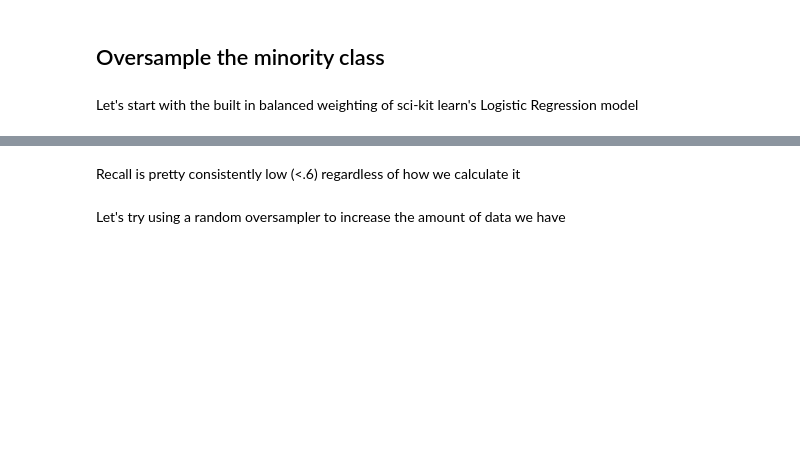
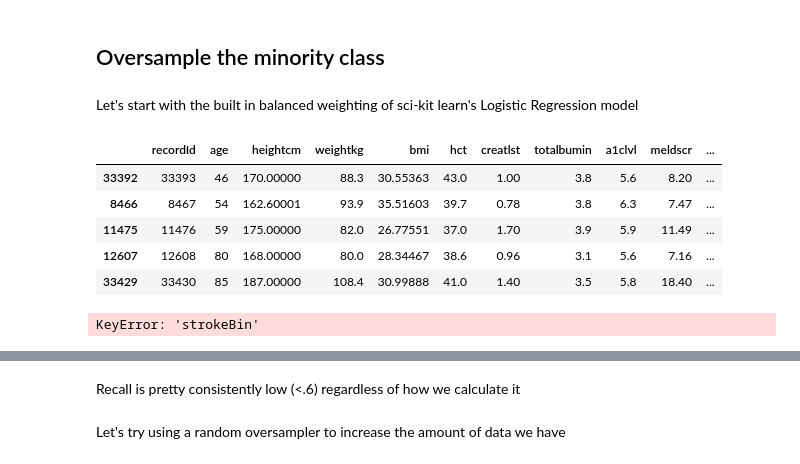
Before and after one commit to asp82/Predicting-Stroke-Risk-For-Heart-Surgery-Patients, a Jupyter notebook: notebooks/Pre_Op_Features_Matrix_Construction_FINAL.ipynb, the cells around one changed output, grey strips where cells are left out. Cells and saved outputs as stored; diff of their text form; code cells hidden in the pictures; blank space fills up the shorter version.

```diff
--- a/notebooks/Pre_Op_Features_Matrix_Construction_FINAL.ipynb
+++ b/notebooks/Pre_Op_Features_Matrix_Construction_FINAL.ipynb
@@ -2906,10 +2872,21 @@ No null values found
 ## Oversample the minority class
 # %% [markdown]
 Let's start with the built in balanced weighting of sci-kit learn's Logistic Regression model
+# %%
+trainData.head()
+# %% [output]
+|  | recordId | age | heightcm | weightkg | bmi | hct | creatlst | totalbumin | a1clvl | meldscr | ... |
+| 33392 | 33393 | 46 | 170.00000 | 88.3 | 30.55363 | 43.0 | 1.00 | 3.8 | 5.6 | 8.20 | ... |
+| 8466 | 8467 | 54 | 162.60001 | 93.9 | 35.51603 | 39.7 | 0.78 | 3.8 | 6.3 | 7.47 | ... |
+| 11475 | 11476 | 59 | 175.00000 | 82.0 | 26.77551 | 37.0 | 1.70 | 3.9 | 5.9 | 11.49 | ... |
+| 12607 | 12608 | 80 | 168.00000 | 80.0 | 28.34467 | 38.6 | 0.96 | 3.1 | 5.6 | 7.16 | ... |
+| 33429 | 33430 | 85 | 187.00000 | 108.4 | 30.99888 | 41.0 | 1.40 | 3.5 | 5.8 | 18.40 | ... |
 # %%
 Y_Train = trainData.pop('strokeBin')
-trainData.pop('surgdt')
+#trainData.pop('surgdt')
 X_Train = trainData
+# %% [output]
+KeyError: 'strokeBin'
 # %%
 clf = LogisticRegression(random_state=0, solver='lbfgs',class_weight='balanced').fit(X_Train, Y_Train)
 # %%
```
Also changed, not shown: parts of 34 cells of this notebook, 17 other files.
